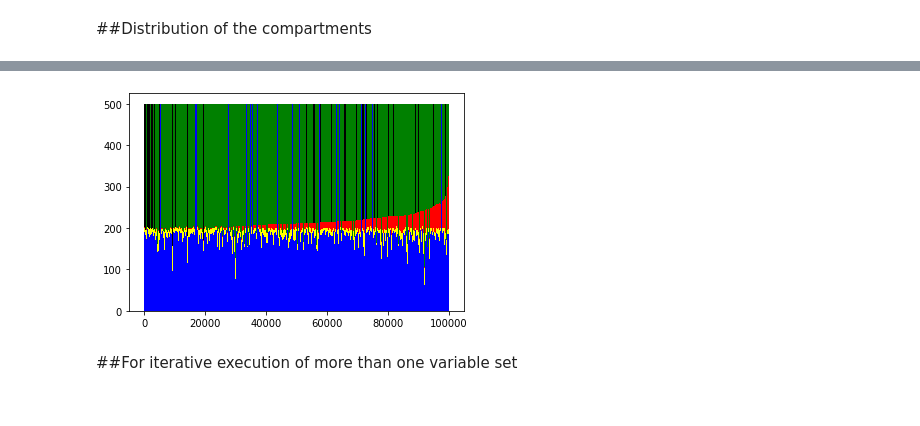
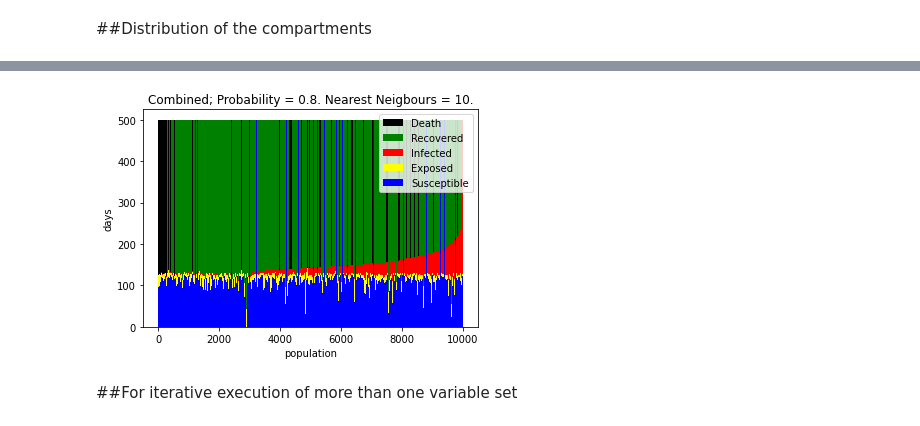
Before and after one commit to thecrazyphysicist369/strategic-Covid19-testing, a Jupyter notebook: v2_Random_Testing.ipynb, the cells around one changed output, grey strips where cells are left out. Saved outputs shown, nothing was run; the diff lists cells and outputs as text; code cells hidden in the pictures.

```diff
--- a/v2_Random_Testing.ipynb
+++ b/v2_Random_Testing.ipynb
@@ -116,7 +116,8 @@ def progress_bar(est, elas, prob, cont):
   b = str(' '*rem)
   c = str(perc*2)
   prob = str(prob)
-  prog = (''+'['+a+' '+b+'] '+c+'%')
+  cont = str(cont)
+  prog = ('Probability: '+prob+'; Neighbors: '+cont+'['+a+' '+b+'] '+c+'%')
   sys.stdout.write('\r'+prog)
 # %% [markdown]
 #Run this cell
@@ -191,11 +192,11 @@ def days(pop, tpm):
 #Execute this if you want to run the simulation with input values.
 # %%
 
-population_size = 100000 #int(input("Enter population size : "))
+population_size = 10000 #int(input("Enter population size : "))
 
 k = 10 # int(input("\nk nearest neighbors : "))
 
-p = 0.9 # float(input("\nProbablity of the contacts : "))
+p = 0.8 # float(input("\nProbablity of the contacts : "))
 
 tpm = 200 #int(input("\nTests per million population : "))
 
@@ -240,7 +241,7 @@ for j in range (iterations):
 	elapsed += one_day
 	estimated = elapsed*(iterations-j)
 	remaining = (iterations * one_day) - (j * one_day)
-	progress_bar(estimated, elapsed)
+	progress_bar(estimated, elapsed, p, k)
 	#print("Doing ",j,"th iteration. Time :","{:.2f}".format(one_day),
 	#      "secs. Elapsed time :","{:.2f}".format(elapsed),"secs. Estimated : ","{:.2f}".format(estimated),"secs")
 
@@ -357,28 +364,32 @@ reco_plt = plt.show()
 # %%
 #complete this part
 cd_expo, cd_inf, cd_reco, cd_death  = [], [], [], []
 for i in range(len(population)):
   cd_expo.append(d_sus[i]+d_expo[i])
   cd_inf.append(cd_expo[i]+d_inf[i])
   cd_reco.append(cd_inf[i]+d_reco[i])
   cd_death.append(cd_inf[i]+d_death[i])
 
 #Combined Plot
-plt.bar(pop_len, cd_death, align = 'edge', width = 1, color = 'k')
+plt.bar(pop_len, cd_death, align = 'edge', width = 1, color = 'k', label = 'Death')
 #plt.fill_between(pop_len, cd_death, cd_inf, color = 'k' )
-plt.bar(pop_len, cd_reco, align = 'edge', width = 1, color = 'g')
+plt.bar(pop_len, cd_reco, align = 'edge', width = 1, color = 'g', label = 'Recovered')
 #plt.fill_between(pop_len, cd_reco, cd_inf, color = 'g')
-plt.bar(pop_len, cd_inf, align = 'edge', width = 1, color = 'r')
+plt.bar(pop_len, cd_inf, align = 'edge', width = 1, color = 'r', label = 'Infected')
 #plt.fill_between(pop_len, cd_inf, cd_expo, color = 'r')
-plt.bar(pop_len, cd_expo, align = 'edge', width = 1, color = '#ffff00')
+plt.bar(pop_len, cd_expo, align = 'edge', width = 1, color = '#ffff00', label = 'Exposed')
 #plt.fill_between(pop_len, cd_expo, d_sus, color = '#ffff00')
-plt.bar(pop_len, d_sus, align = 'edge', width = 1, color = 'b')
+plt.bar(pop_len, d_sus, align = 'edge', width = 1, color = 'b', label = 'Susceptible')
 #plt.fill_between(pop_len, d_sus, color = 'b' )
-
+label = "Combined; Probability = "+str(p)+". Nearest Neigbours = "+str(k)+"."
+plt.title(label, fontdict=None, loc='center', pad=None)
+plt.xlabel('population')
+plt.ylabel('days')
+plt.legend()
 
 plt.show()
 # %% [output]
-[figure, old version]
+[figure, new version]
 # %% [markdown]
 ##For iterative execution of more than one variable set
 # %%
```
Also changed, not shown: parts of 3 cells of this notebook.
